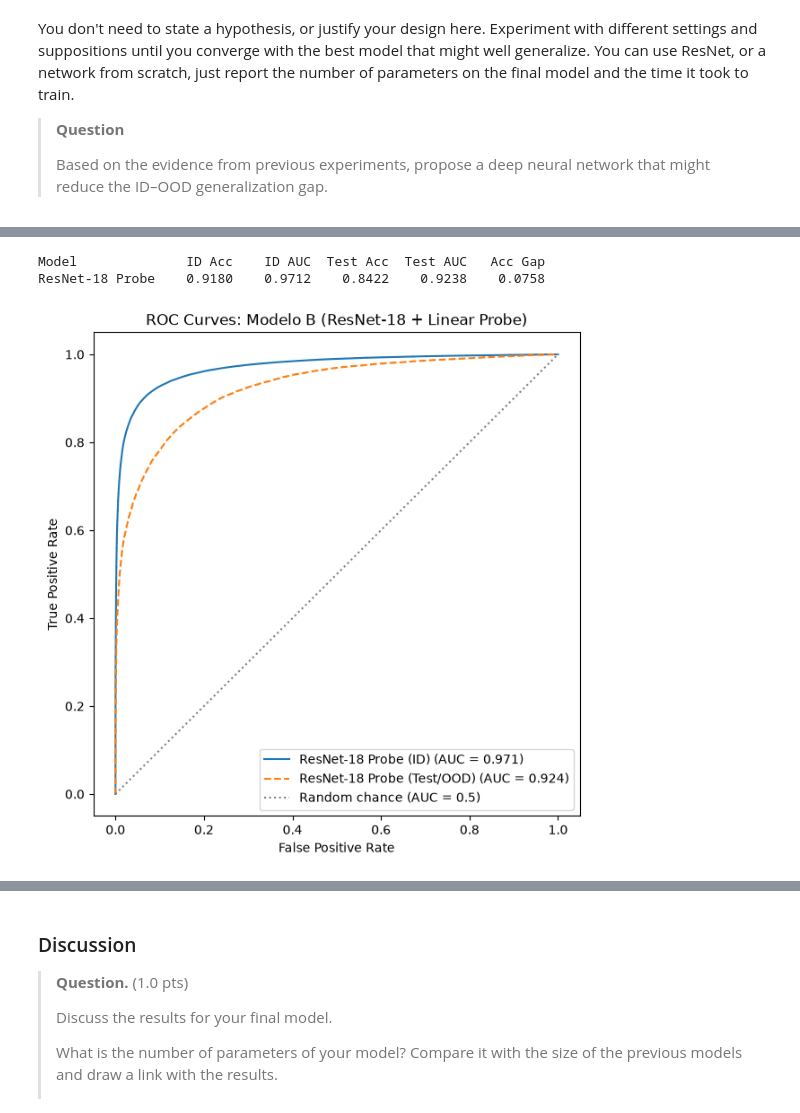
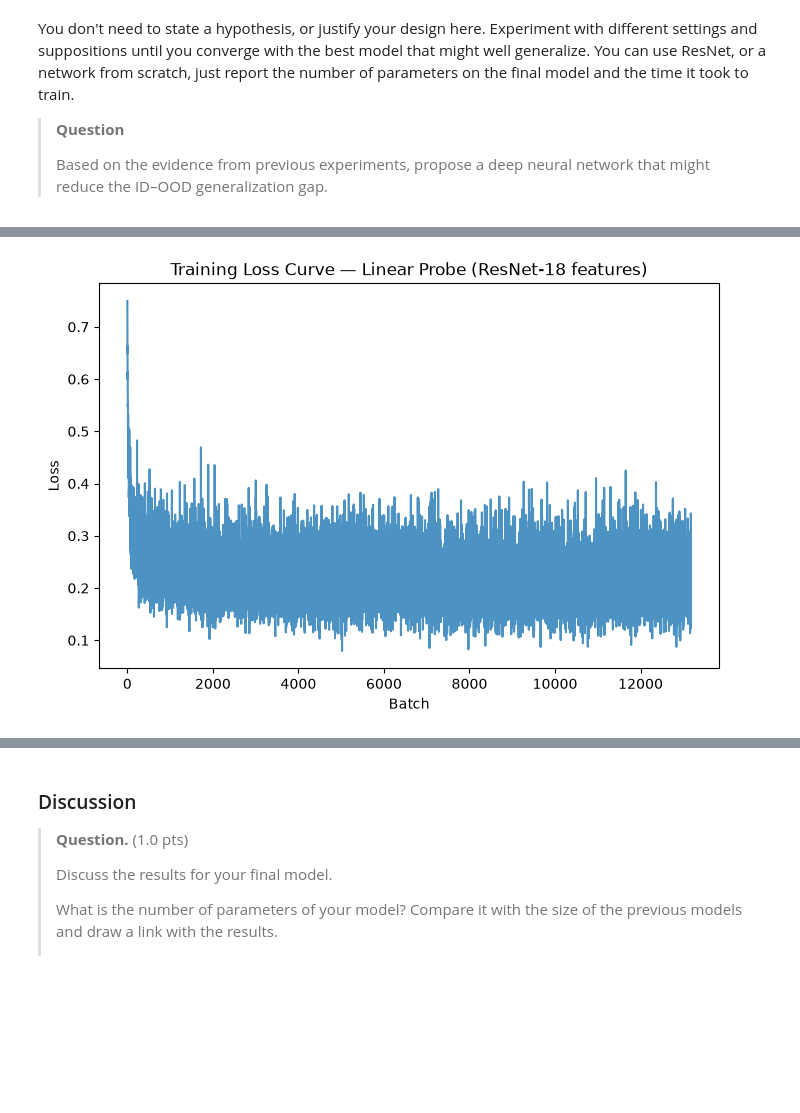
Before and after one commit to mariagabi-lustosa/Tarefa3_MC886, a Jupyter notebook: mc886_1s2026_assignment_3.ipynb, the cells around one changed output, grey strips where cells are left out. Cells and saved outputs as stored; diff of their text form; code cells hidden in the pictures; blank space fills up the shorter version.

```diff
--- a/mc886_1s2026_assignment_3.ipynb
+++ b/mc886_1s2026_assignment_3.ipynb
@@ -1387,32 +1388,10 @@ Tempo de treino do probe (Modelo B): 150.9s
 # %%
-probe_train_loader_eval = DataLoader(resnet_final_train_dataset, batch_size=128, shuffle=False, num_workers=4)
-
-probe_id_metrics_b = evaluate_model(final_probe, probe_train_loader_eval)
-probe_test_metrics_b = evaluate_model(final_probe, probe_test_loader)
-
-print(f"{'Model':<15}{'ID Acc':>10}{'ID AUC':>10}{'Test Acc':>10}{'Test AUC':>10}{'Acc Gap':>10}")
-gap_b = probe_id_metrics_b["accuracy"] - probe_test_metrics_b["accuracy"]
-print(f"{'ResNet-18 Probe':<15}{probe_id_metrics_b['accuracy']:>10.4f}{probe_id_metrics_b['auc_roc']:>10.4f}{probe_test_metrics_b['accuracy']:>10.4f}{probe_test_metrics_b['auc_roc']:>10.4f}{gap_b:>10.4f}")
-
-fig_roc, ax_roc = plt.subplots(figsize=(7, 7))
-
-roc_inputs_b = [
-    ("ResNet-18 Probe (ID)", probe_id_metrics_b, "-"),
-    ("ResNet-18 Probe (Test/OOD)", probe_test_metrics_b, "--"),
-]
-
-for name, metrics, linestyle in roc_inputs_b:
-    fpr, tpr, _ = roc_curve(metrics["labels"], metrics["probs"])
-    ax_roc.plot(fpr, tpr, linestyle=linestyle, label=f"{name} (AUC = {metrics['auc_roc']:.3f})")
-
-ax_roc.plot([0, 1], [0, 1], linestyle=":", color="gray", label="Random chance (AUC = 0.5)")
-
-ax_roc.set_xlabel("False Positive Rate")
-ax_roc.set_ylabel("True Positive Rate")
-ax_roc.set_title("ROC Curves: Modelo B (ResNet-18 + Linear Probe)")
-ax_roc.legend()
+# Loss curve for the Linear Probe (ResNet-18 features) with Gray-scale input
+fig, ax = plt.subplots(figsize=(8, 5))
+ax.plot(final_probe_history["loss"], alpha=0.8)
+ax.set_xlabel("Batch")
+ax.set_ylabel("Loss")
+ax.set_title("Training Loss Curve — Linear Probe (ResNet-18 features)")
 plt.show()
 # %% [output]
-Model              ID Acc    ID AUC  Test Acc  Test AUC   Acc Gap
-ResNet-18 Probe    0.9180    0.9712    0.8422    0.9238    0.0758
-[figure, old version]
+[figure, new version]
```
Also changed, not shown: parts of 8 cells of this notebook.
